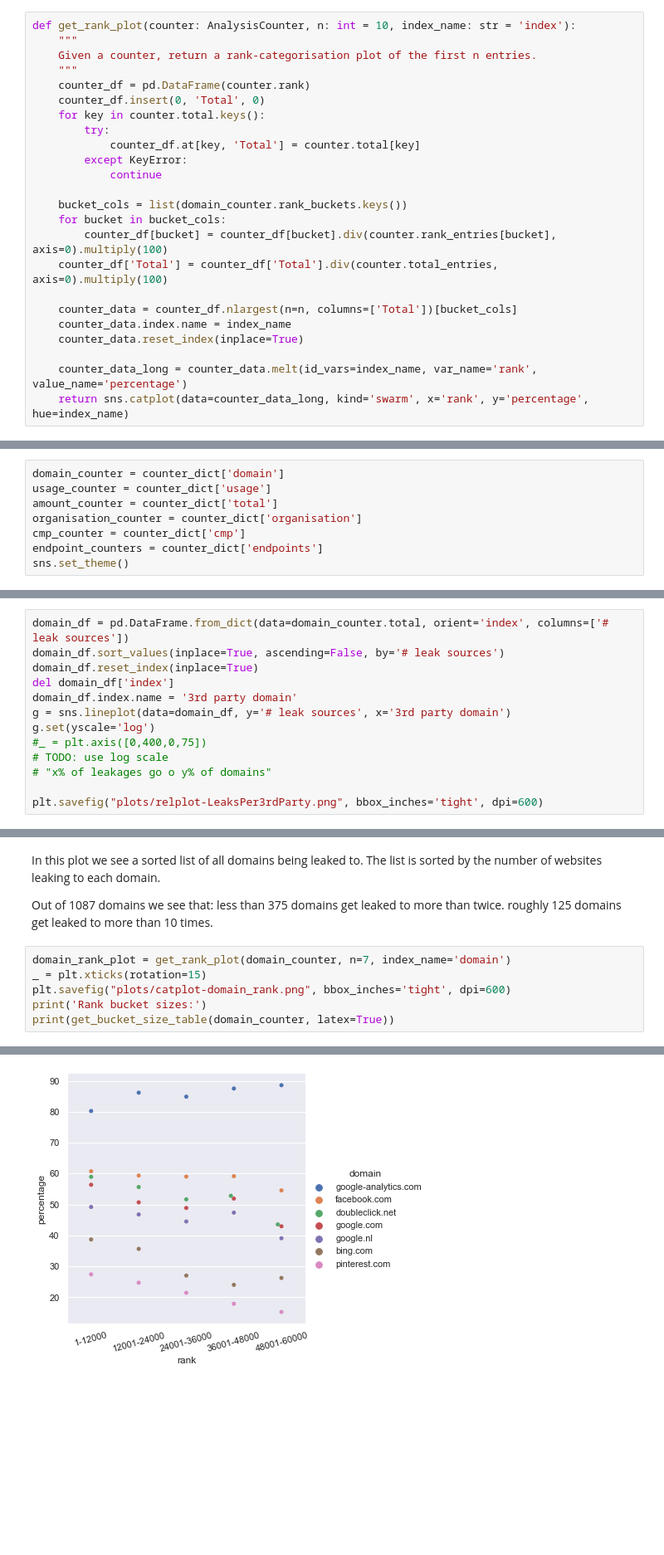
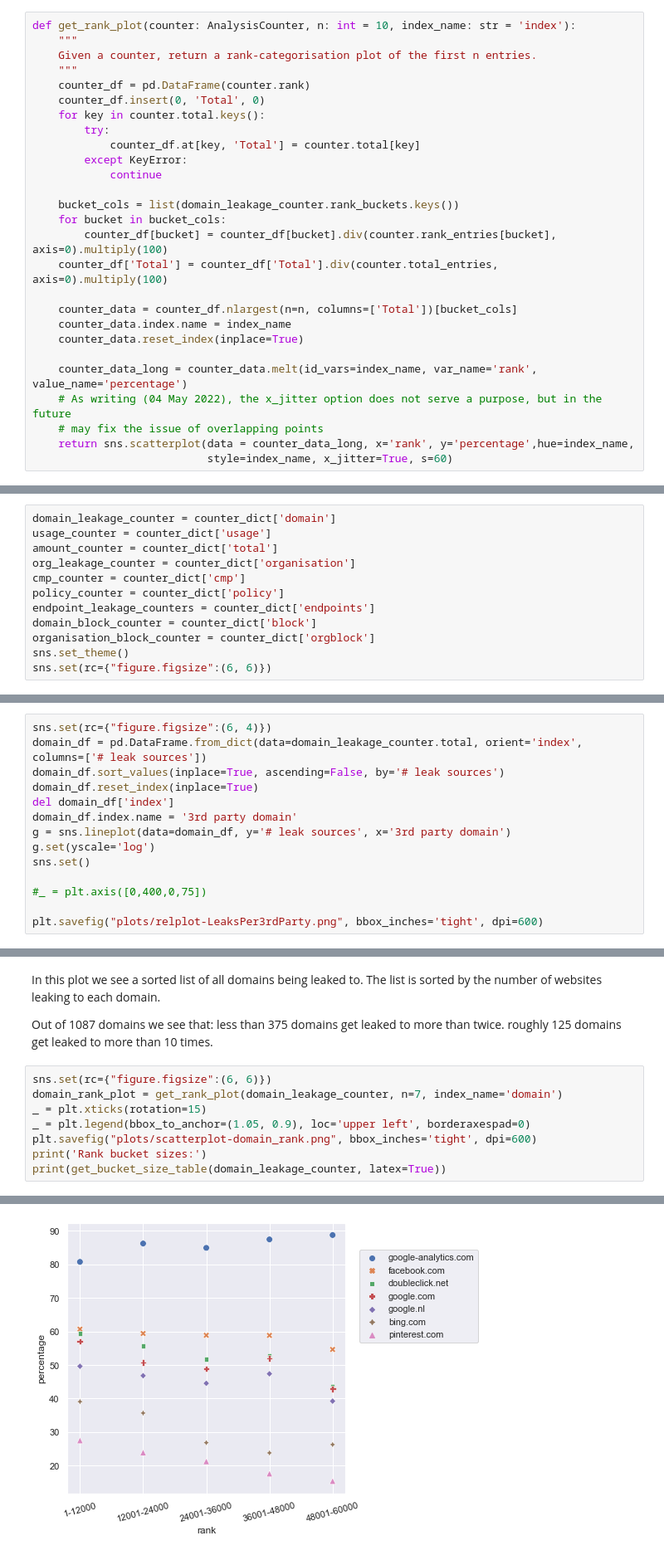
Before and after one commit to TvOuwerkerk/evading-policy, a Jupyter notebook: Analysis/analysisVisualisation.ipynb, the cells around one changed output, grey strips where cells are left out. Shown at 83% size. Saved outputs shown, nothing was run; the diff lists cells and outputs as text; blank space fills up the shorter version.

```diff
--- a/Analysis/analysisVisualisation.ipynb
+++ b/Analysis/analysisVisualisation.ipynb
@@ -74,7 +74,7 @@ def get_rank_plot(counter: AnalysisCounter, n: int = 10, index_name: str = 'inde
         except KeyError:
             continue
 
-    bucket_cols = list(domain_counter.rank_buckets.keys())
+    bucket_cols = list(domain_leakage_counter.rank_buckets.keys())
     for bucket in bucket_cols:
         counter_df[bucket] = counter_df[bucket].div(counter.rank_entries[bucket], axis=0).multiply(100)
     counter_df['Total'] = counter_df['Total'].div(counter.total_entries, axis=0).multiply(100)
@@ -84,7 +84,10 @@ def get_rank_plot(counter: AnalysisCounter, n: int = 10, index_name: str = 'inde
     counter_data.reset_index(inplace=True)
 
     counter_data_long = counter_data.melt(id_vars=index_name, var_name='rank', value_name='percentage')
-    return sns.catplot(data=counter_data_long, kind='swarm', x='rank', y='percentage', hue=index_name)
+    # As writing (04 May 2022), the x_jitter option does not serve a purpose, but in the future
+    # may fix the issue of overlapping points
+    return sns.scatterplot(data = counter_data_long, x='rank', y='percentage',hue=index_name,
+                           style=index_name, x_jitter=True, s=60)
 # %%
 def get_cmp_plot(counter: AnalysisCounter, n: int = 10, index_name: str = 'index'):
     """
@@ -113,13 +116,17 @@ def get_cmp_plot(counter: AnalysisCounter, n: int = 10, index_name: str = 'index
         t.set_text(l)
     return plot
 # %%
-domain_counter = counter_dict['domain']
+domain_leakage_counter = counter_dict['domain']
 usage_counter = counter_dict['usage']
 amount_counter = counter_dict['total']
-organisation_counter = counter_dict['organisation']
+org_leakage_counter = counter_dict['organisation']
 cmp_counter = counter_dict['cmp']
-endpoint_counters = counter_dict['endpoints']
+policy_counter = counter_dict['policy']
+endpoint_leakage_counters = counter_dict['endpoints']
+domain_block_counter = counter_dict['block']
+organisation_block_counter = counter_dict['orgblock']
 sns.set_theme()
+sns.set(rc={"figure.figsize":(6, 6)})
 # %% [markdown]
 ## Amount of leakages per crawled website
 
@@ -206,16 +215,17 @@ googlesyndication.com &    271 \\
 \bottomrule
 \end{tabular}
 # %%
-domain_df = pd.DataFrame.from_dict(data=domain_counter.total, orient='index', columns=['# leak sources'])
+sns.set(rc={"figure.figsize":(6, 4)})
+domain_df = pd.DataFrame.from_dict(data=domain_leakage_counter.total, orient='index', columns=['# leak sources'])
 domain_df.sort_values(inplace=True, ascending=False, by='# leak sources')
 domain_df.reset_index(inplace=True)
 del domain_df['index']
 domain_df.index.name = '3rd party domain'
 g = sns.lineplot(data=domain_df, y='# leak sources', x='3rd party domain')
 g.set(yscale='log')
+sns.set()
+
 #_ = plt.axis([0,400,0,75])
-# TODO: use log scale
-# "x% of leakages go o y% of domains"
 
 plt.savefig("plots/relplot-LeaksPer3rdParty.png", bbox_inches='tight', dpi=600)
 # %% [output]
@@ -228,11 +238,13 @@ Out of 1087 domains we see that:</br>
 less than 375 domains get leaked to more than twice.</br>
 roughly 125 domains get leaked to more than 10 times.
 # %%
-domain_rank_plot = get_rank_plot(domain_counter, n=7, index_name='domain')
+sns.set(rc={"figure.figsize":(6, 6)})
+domain_rank_plot = get_rank_plot(domain_leakage_counter, n=7, index_name='domain')
 _ = plt.xticks(rotation=15)
-plt.savefig("plots/catplot-domain_rank.png", bbox_inches='tight', dpi=600)
+_ = plt.legend(bbox_to_anchor=(1.05, 0.9), loc='upper left', borderaxespad=0)
+plt.savefig("plots/scatterplot-domain_rank.png", bbox_inches='tight', dpi=600)
 print('Rank bucket sizes:')
-print(get_bucket_size_table(domain_counter, latex=True))
+print(get_bucket_size_table(domain_leakage_counter, latex=True))
 # %% [output]
 Rank bucket sizes:
 \begin{tabular}{lr}
@@ -247,4 +259,4 @@ Bucket &  Count \\
 \bottomrule
 \end{tabular}
-[figure, old version]
+[figure, new version]
 # %%
```
Also changed, not shown: parts of 21 cells of this notebook, 1 other file.
